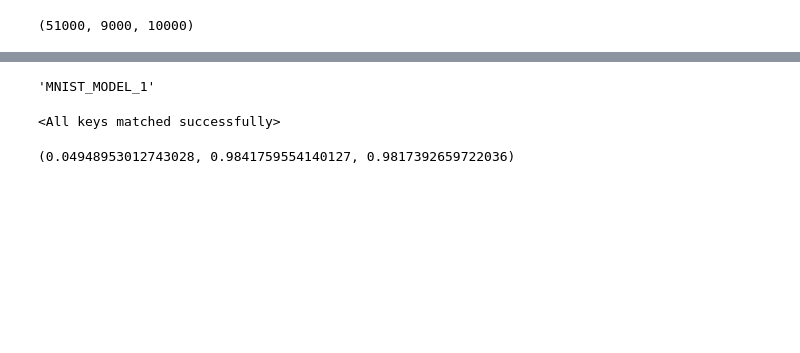
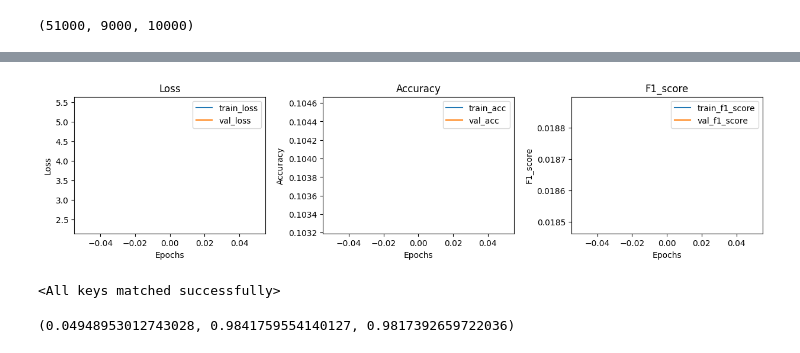
Before and after one commit to hosseinkh79/Prob_2, a Jupyter notebook: mnist.ipynb, the cells around one changed output, grey strips where cells are left out. Saved outputs shown, nothing was run; the diff lists cells and outputs as text; code cells hidden in the pictures; blank space fills up the shorter version.

```diff
--- a/mnist.ipynb
+++ b/mnist.ipynb
@@ -91,12 +98,13 @@ model = MNIST_MODEL_1()
 
 lr = 5e-2
 epochs = 1
-num_exp = 1
+project_name = 'MNIST'
+experiment_name = f'{model.__class__.__name__},lr:{lr}'
 
 optimizer = torch.optim.Adam(params=model.parameters(), lr=lr)
 loss_fn = nn.CrossEntropyLoss()
 
-# configs to save
+# configs to save for wandb
 hp_configs = {
     'model':model.__class__.__name__,
     'lr':lr,
@@ -113,8 +121,10 @@ results = train(model=model,
                 device=device,
                 epochs=epochs,
                 save_wandb=True,
-                num_exp=num_exp,
-                hyper_param_config=hp_configs)
+                project_name=project_name,
+                experiment_name=experiment_name,
+                hyper_param_config=hp_configs
+                )
 
 final_res_lr.append({lr:results})
 
@@ -123,4 +158,0 @@ total_time = print_train_time(start_time, end_time)
-# %%
-model.__class__.__name__
-# %% [output]
-'MNIST_MODEL_1'
@@ -127,6 +197,8 @@ model.__class__.__name__
 # %%
-# from make_modular.utils import plot_loss_curves
-# plot_loss_curves(results=results)
+from make_modular.utils import plot_loss_curves
+plot_loss_curves(results=results, figsize=(15, 3))
+# %% [output]
+[figure, added]
 # %%
 # save the model
 root_model_path = './models/'
```
Also changed, not shown: parts of 6 cells of this notebook, 3 other files.
